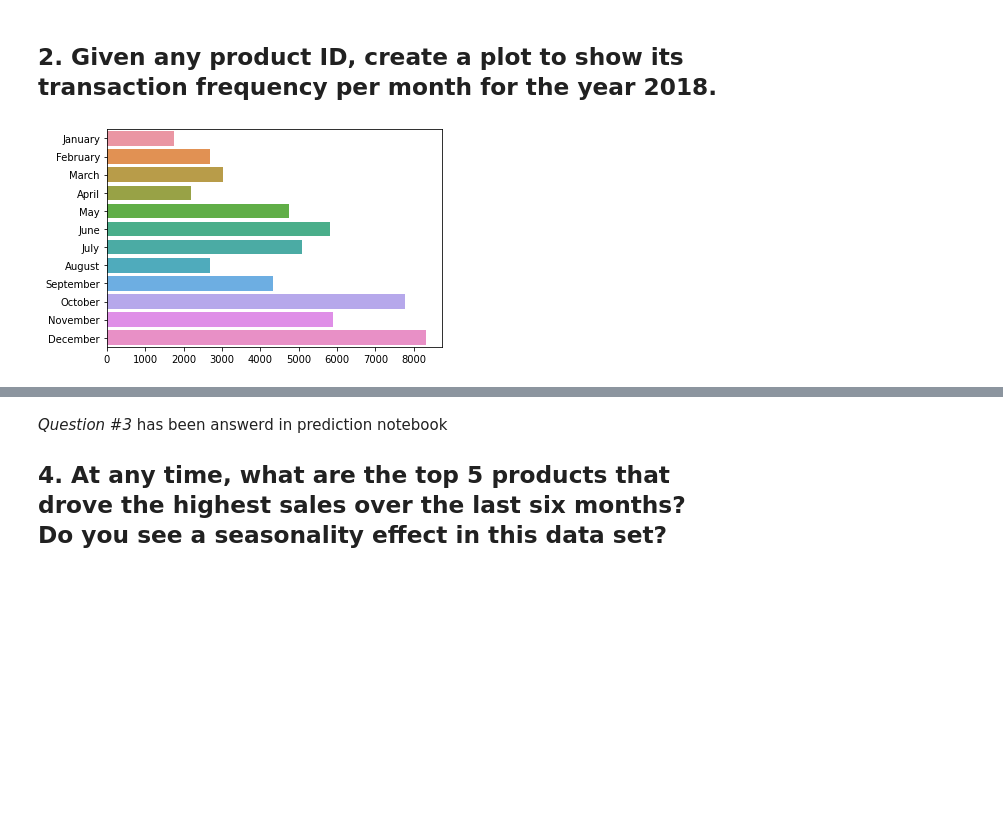
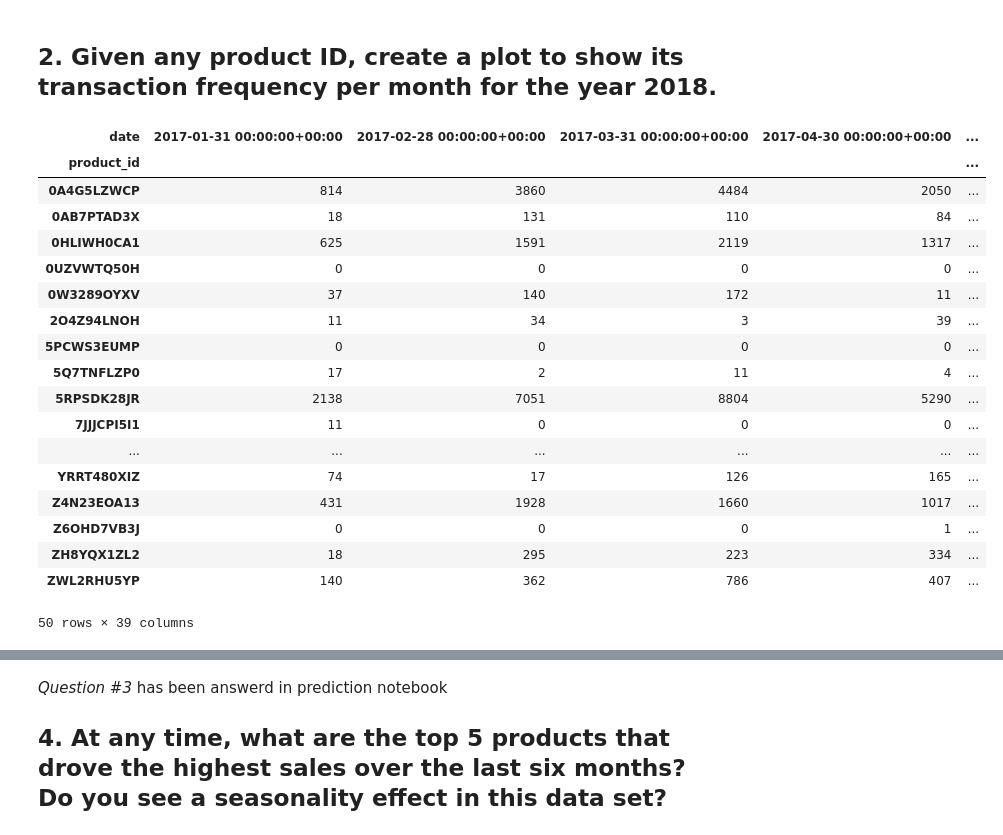
Before and after one commit to kkiani/customer_transactions_history, a Jupyter notebook: notebooks/visuals-development.ipynb, the cells around one changed output, grey strips where cells are left out. Drawn from its saved outputs; the diff is of its cells as text; code cells hidden in the pictures; blank space fills up the shorter version.

```diff
--- a/notebooks/visuals-development.ipynb
+++ b/notebooks/visuals-development.ipynb
@@ -47,23 +47,27 @@ plt.show()
 [figure]
 # %% [markdown]
 ## 2. Given any product ID, create a plot to show its transaction frequency per month for the year 2018.
-# %%
-def sale_frequency_by_mouth(product_id: str):
-    assert product_id in df['product_id'].values, 'product_id does not exist.'
-    selected_product_df = df[df['product_id']==product_id]
-
-    month_names = [calendar.month_name[i] for i in range(1, 13)]
-    month_frequency = []
-    for month_number in range(1, 13):
-        month_name = calendar.month_name[month_number]
-        last_day_of_month = calendar.monthrange(2018, month_number)[1]
-        count = len(selected_product_df[(selected_product_df['date'].dt.date>datetime.date(2018, month_number, 1)) & (selected_product_df['date'].dt.date<datetime.date(2018, month_number, last_day_of_month))])
-        month_frequency.append(count)
-
-    sns.barplot(month_frequency, month_names)
-    plt.show()
-
-
-sale_frequency_by_mouth('5RPSDK28JR')
-# %% [output]
-[figure, removed]
+# %%
+product_per_month_df = df.groupby(['product_id', pd.Grouper(freq='M', key='date', closed='left')])['product_id'].count().unstack(fill_value=0)
+product_per_month_df.to_csv('../data/product_per_month.csv')
+product_per_month_df
+# %% [output]
+| date | 2017-01-31 00:00:00+00:00 | 2017-02-28 00:00:00+00:00 | 2017-03-31 00:00:00+00:00 | 2017-04-30 00:00:00+00:00 | ... |
+| product_id |  |  |  |  | ... |
+| 0A4G5LZWCP | 814 | 3860 | 4484 | 2050 | ... |
+| 0AB7PTAD3X | 18 | 131 | 110 | 84 | ... |
+| 0HLIWH0CA1 | 625 | 1591 | 2119 | 1317 | ... |
+| 0UZVWTQ50H | 0 | 0 | 0 | 0 | ... |
+| 0W3289OYXV | 37 | 140 | 172 | 11 | ... |
+| 2O4Z94LNOH | 11 | 34 | 3 | 39 | ... |
+| 5PCWS3EUMP | 0 | 0 | 0 | 0 | ... |
+| 5Q7TNFLZP0 | 17 | 2 | 11 | 4 | ... |
+| 5RPSDK28JR | 2138 | 7051 | 8804 | 5290 | ... |
+| 7JJJCPI5I1 | 11 | 0 | 0 | 0 | ... |
+| ... | ... | ... | ... | ... | ... |
+| YRRT480XIZ | 74 | 17 | 126 | 165 | ... |
+| Z4N23EOA13 | 431 | 1928 | 1660 | 1017 | ... |
+| Z6OHD7VB3J | 0 | 0 | 0 | 1 | ... |
+| ZH8YQX1ZL2 | 18 | 295 | 223 | 334 | ... |
+| ZWL2RHU5YP | 140 | 362 | 786 | 407 | ... |
+50 rows × 39 columns
```
Also changed, not shown: parts of 3 cells of this notebook.
